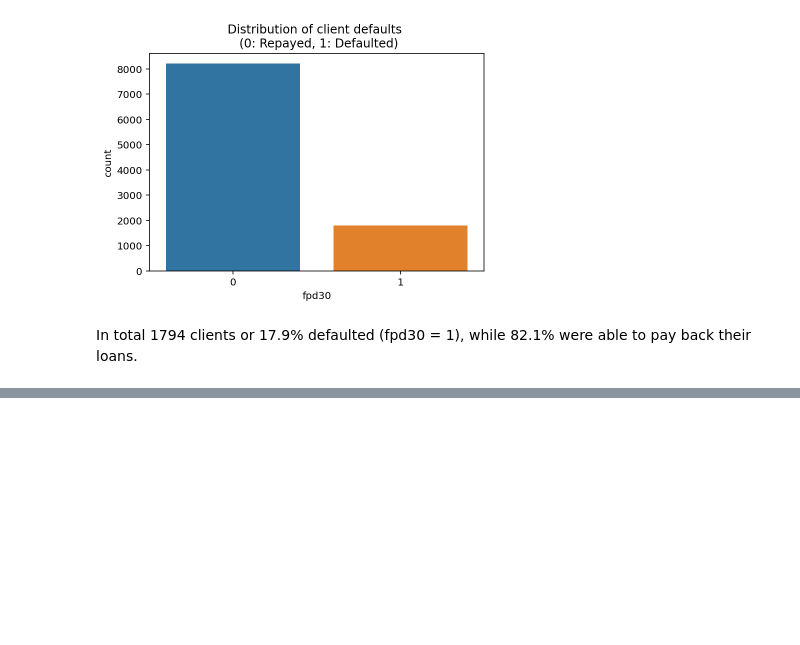
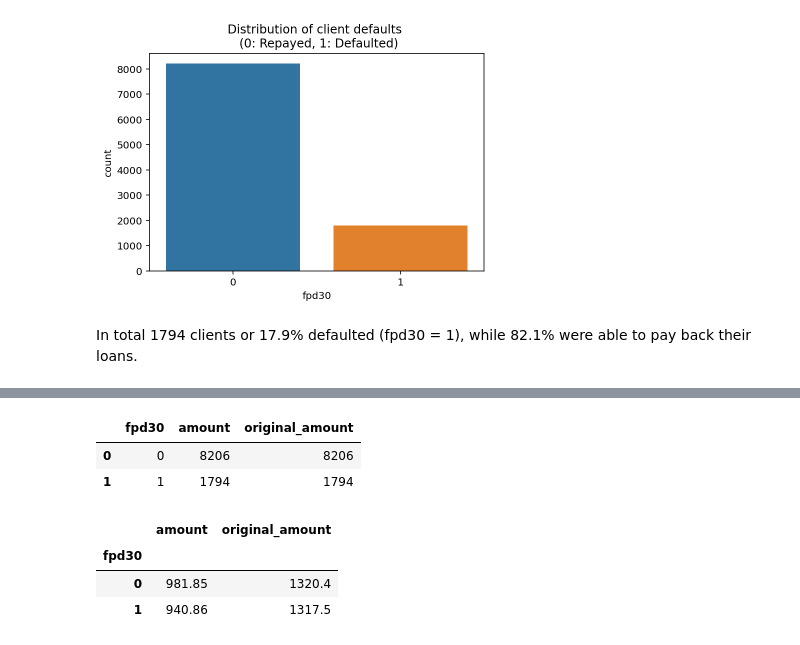
Before and after one commit to ArtisVansovics/loan_data_analysis, a Jupyter notebook: loan_data_analysis.ipynb, the cells around one changed output, grey strips where cells are left out. Saved outputs shown, nothing was run; the diff lists cells and outputs as text; code cells hidden in the pictures; blank space fills up the shorter version.

```diff
--- a/loan_data_analysis.ipynb
+++ b/loan_data_analysis.ipynb
@@ -140,0 +174,21 @@ In total 1794 clients or 17.9% defaulted (fpd30 = 1), while 82.1% were able to p
+# %%
+columns = ['amount', 'original_amount']
+
+df.groupby(df['fpd30'], as_index=False)[columns].count()
+# %% [output]
+|  | fpd30 | amount | original_amount |
+| 0 | 0 | 8206 | 8206 |
+| 1 | 1 | 1794 | 1794 |
+# %%
+columns = ['amount', 'original_amount']
+
+df.pivot_table(
+    columns,
+    ["fpd30"],
+    aggfunc="mean",
+)
+# %% [output]
+|  | amount | original_amount |
+| fpd30 |  |  |
+| 0 | 981.85 | 1320.4 |
+| 1 | 940.86 | 1317.5 |
```
Also changed, not shown: parts of 5 cells of this notebook.
